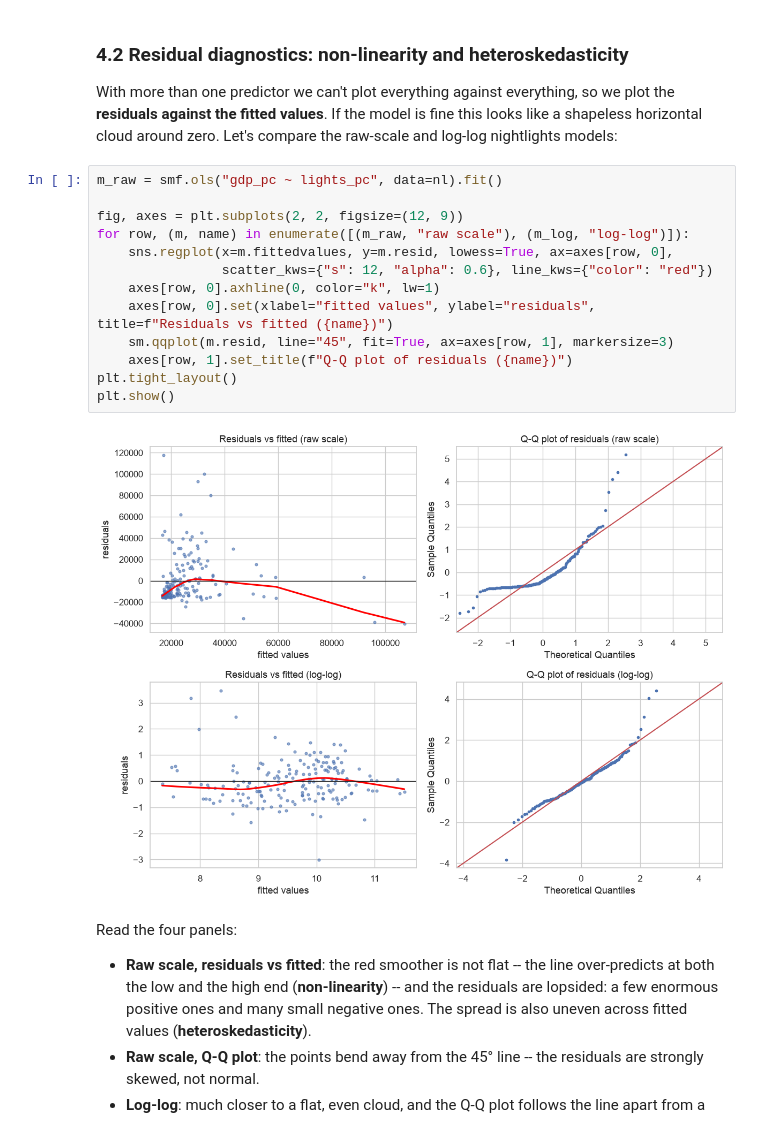
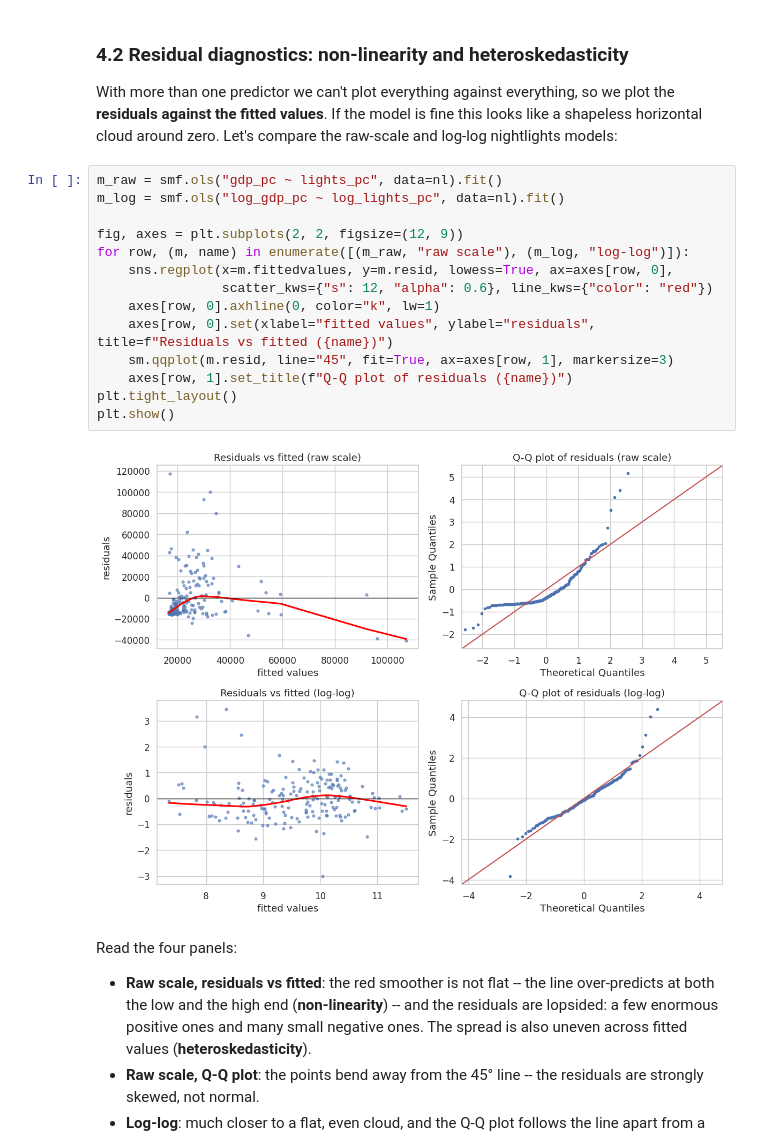
Before and after one commit to mao-gh/QM2, a Jupyter notebook: notebooks/W07. Linear Regression.ipynb, the cells around one changed output. Drawn from its saved outputs; the diff is of its cells as text.

```diff
--- a/notebooks/W07. Linear Regression.ipynb
+++ b/notebooks/W07. Linear Regression.ipynb
@@ -337,19 +448,20 @@ for d in anscombe["dataset"].unique():
 With more than one predictor we can't plot everything against everything, so we plot the **residuals against the fitted values**. If the model is fine this looks like a shapeless horizontal cloud around zero. Let's compare the raw-scale and log-log nightlights models:
 # %%
 m_raw = smf.ols("gdp_pc ~ lights_pc", data=nl).fit()
+m_log = smf.ols("log_gdp_pc ~ log_lights_pc", data=nl).fit()
 
 fig, axes = plt.subplots(2, 2, figsize=(12, 9))
 for row, (m, name) in enumerate([(m_raw, "raw scale"), (m_log, "log-log")]):
     sns.regplot(x=m.fittedvalues, y=m.resid, lowess=True, ax=axes[row, 0],
                 scatter_kws={"s": 12, "alpha": 0.6}, line_kws={"color": "red"})
     axes[row, 0].axhline(0, color="k", lw=1)
     axes[row, 0].set(xlabel="fitted values", ylabel="residuals", title=f"Residuals vs fitted ({name})")
     sm.qqplot(m.resid, line="45", fit=True, ax=axes[row, 1], markersize=3)
     axes[row, 1].set_title(f"Q-Q plot of residuals ({name})")
 plt.tight_layout()
 plt.show()
 # %% [output]
-[figure, old version]
+[figure, new version]
 # %% [markdown]
 Read the four panels:
 
```
Also changed, not shown: parts of 14 cells of this notebook.
